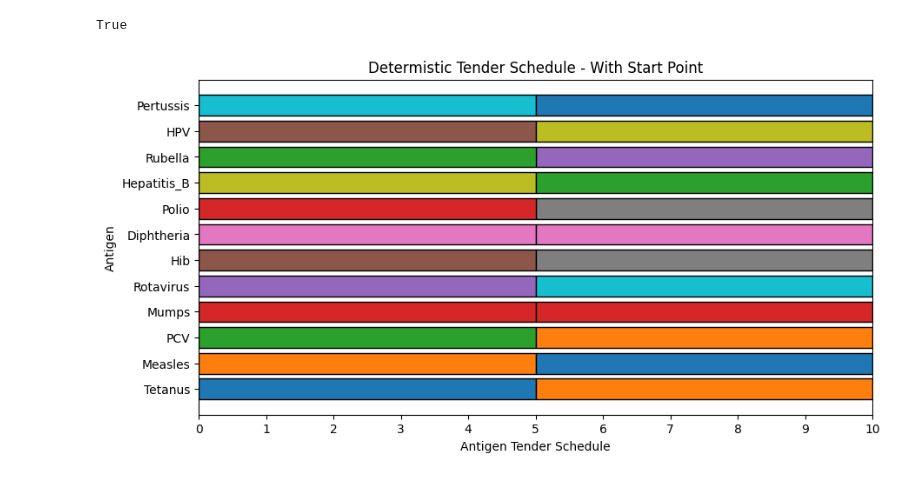
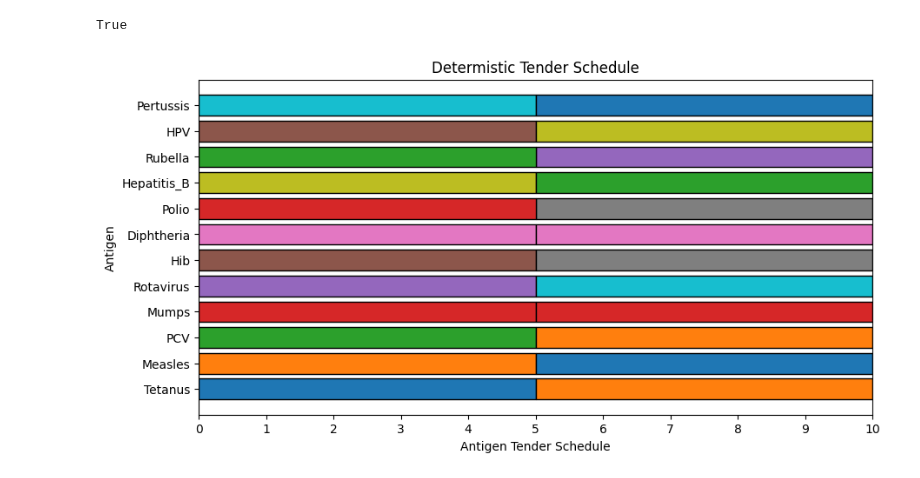
Before and after one commit to nuhorchak/Vaccine_Tender, a Jupyter notebook: Tender_Schedule_Plot_Generator.ipynb, the cells around one changed output. Drawn from its saved outputs; the diff is of its cells as text; code cells hidden in the pictures.

```diff
--- a/Tender_Schedule_Plot_Generator.ipynb
+++ b/Tender_Schedule_Plot_Generator.ipynb
@@ -157,23 +157,23 @@ True
 # %%
 # plot the F (tenders) schedule to visualize results
 # Create a new figure and axis
 fig, ax = plt.subplots(figsize=(10, 5))
 
 # Iterate through rows and plot bars based on conditions
 for index, row in F_values_clean_df.iterrows():
     if row['Value'] == 1:
         start = row['Start']-1
         end = row['Finish']
         ax.barh(row['Tender'], width=end - start, left=start, edgecolor='black')
 
 # Set labels and show the plot
 ax.set_xlim(0, 10)
 ax.set_xticks(range(11))
 
 ax.set_xlabel('Antigen Tender Schedule')
 ax.set_ylabel('Antigen')
-plt.title('Determistic Tender Schedule - With Start Point')
-plt.savefig('Deterministic_Tenders_With_Start.png')
+plt.title('Determistic Tender Schedule')
+plt.savefig('Deterministic_Tenders.png')
 plt.show()
 # %% [output]
-[figure, old version]
+[figure, new version]
```
Also changed, not shown: parts of 2 cells of this notebook, 4 other files.
